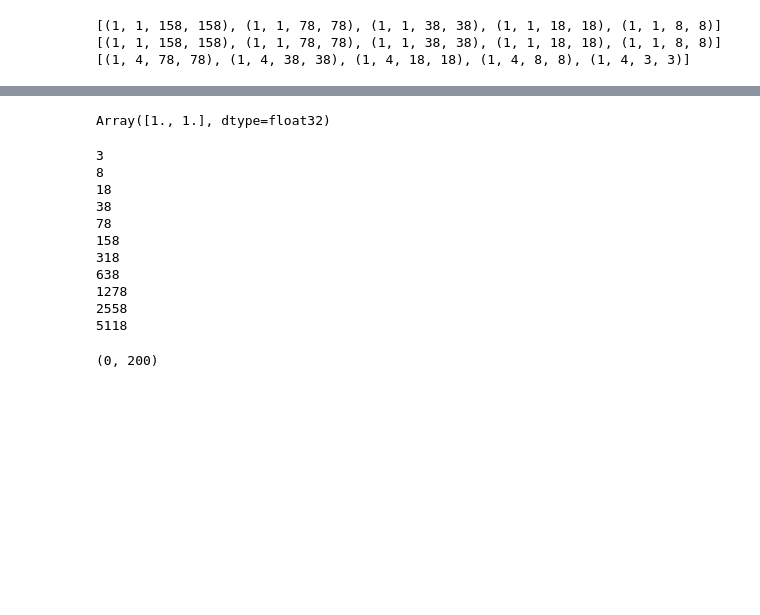
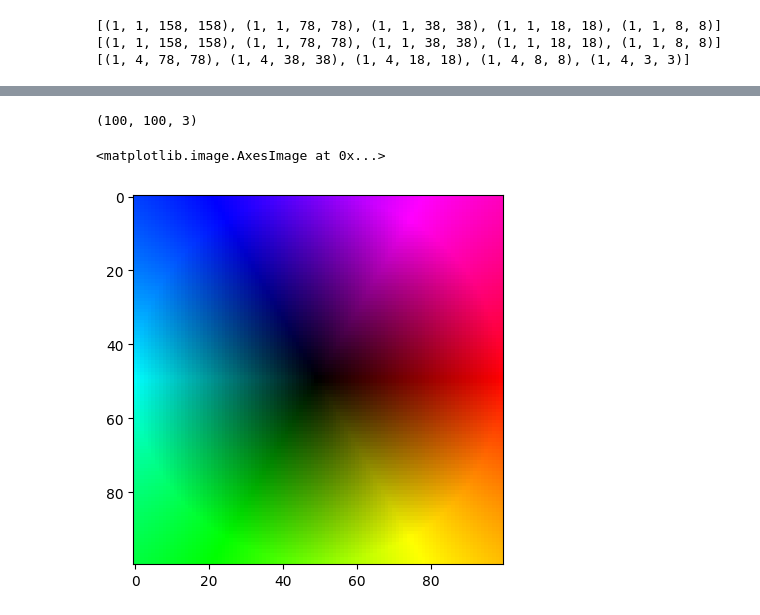
Before and after one commit to rdarder/depth, a Jupyter notebook: experiments/grad.py.ipynb, the cells around one changed output, grey strips where cells are left out. Drawn from its saved outputs; the diff is of its cells as text; code cells hidden in the pictures; blank space fills up the shorter version.

```diff
--- a/experiments/grad.py.ipynb
+++ b/experiments/grad.py.ipynb
@@ -767,38 +756,35 @@ Array([[[[ 0. ,  0. ,  0.5,  1. ,  1.5,  2. ,  2.5,  3. ,  3. ],
-# %%
-def f(flow: jax.Array) -> jax.Array:
-    return jnp.sum(flow)
-
-
-f_grad = jax.value_and_grad(f)
-value, grad = f_grad(jnp.array([3., 5.]))
-grad
-# %% [output]
-Array([1., 1.], dtype=float32)
-# %%
-size = 3
-print(size)
-for i in range(10):
-    size = 2*size+2
-    print(size)
-# %% [output]
-3
-8
-18
-38
-78
-158
-318
-638
-1278
-2558
-5118
-# %%
-def get_offsets(input_size: int, output_size: int):
-    reminder = input_size - output_size
-    start = reminder // 2
-    end = input_size - (reminder - start)
-    return start, end
-
-get_offsets(200, 200)
-# %% [output]
-(0, 200)
+# %%
+from dm_pix import hsv_to_rgb
+import jax
+import jax.numpy as jnp
+
+
+def colorwheel(grid_size: int):
+    """
+    Plots the colorwheel used in torchvision's flow_to_img function for visualizing optical flows.
+    """
+    # Set up the grid for flow visualization
+    x, y = jnp.meshgrid(jnp.linspace(-1, 1, grid_size), jnp.linspace(-1, 1, grid_size))
+    magnitude = jnp.sqrt(x ** 2 + y ** 2)
+    angle = jnp.arctan2(-y, -x)  # Invert y-axis for correct orientation
+
+    # Normalize magnitude to be within [0, 1]
+    magnitude = jnp.clip(magnitude, 0, 1)
+
+    # Convert to HSV
+    hue = (angle + jnp.pi) / (2 * jnp.pi)  # Map angle to [0, 1]
+    saturation = jnp.ones_like(hue)  # Maximum saturation
+    value = magnitude  # Value corresponds to magnitude
+
+    hsv_image = jnp.stack((hue, saturation, value), axis=-1)
+    rgb_image = hsv_to_rgb(hsv_image)
+    return rgb_image
+
+
+cw = colorwheel(100)
+print(cw.shape)
+plt.imshow(cw)
+# %% [output]
+(100, 100, 3)
+<matplotlib.image.AxesImage at 0x...>
+[figure, added]
```
Also changed, not shown: parts of 17 cells of this notebook, 11 other files.
